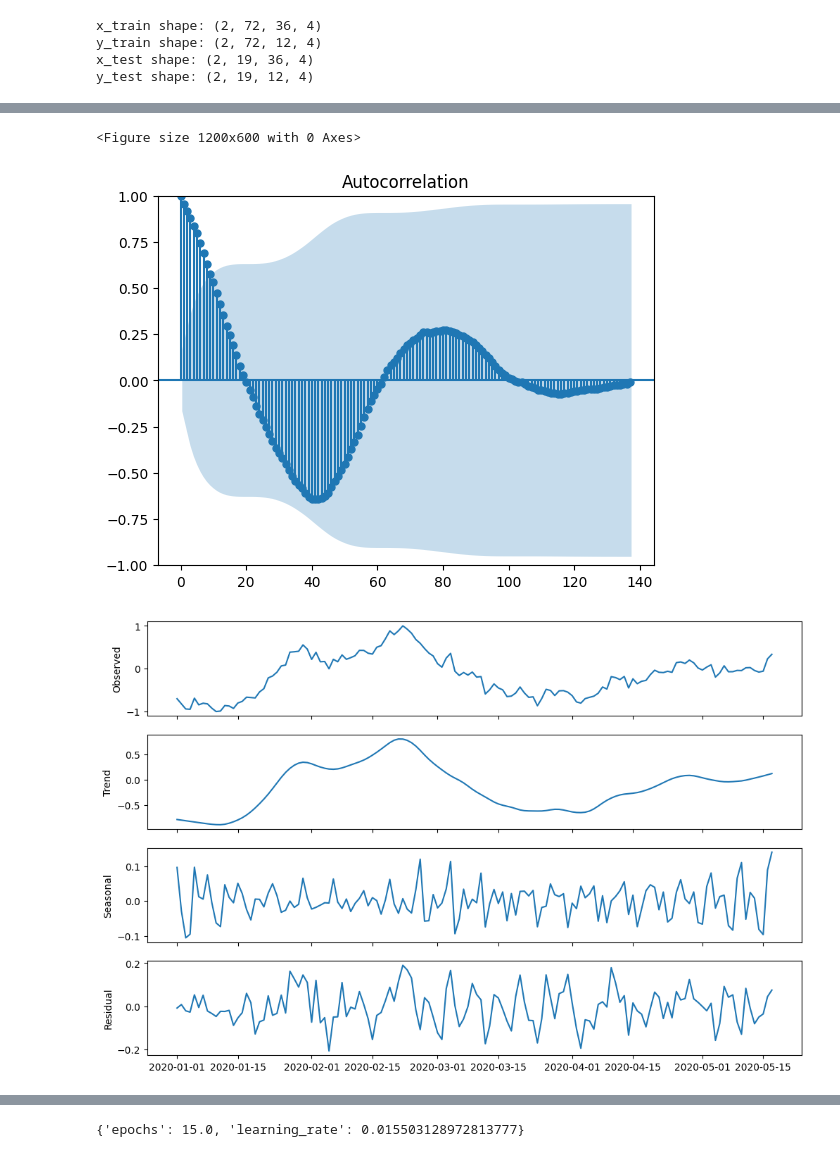
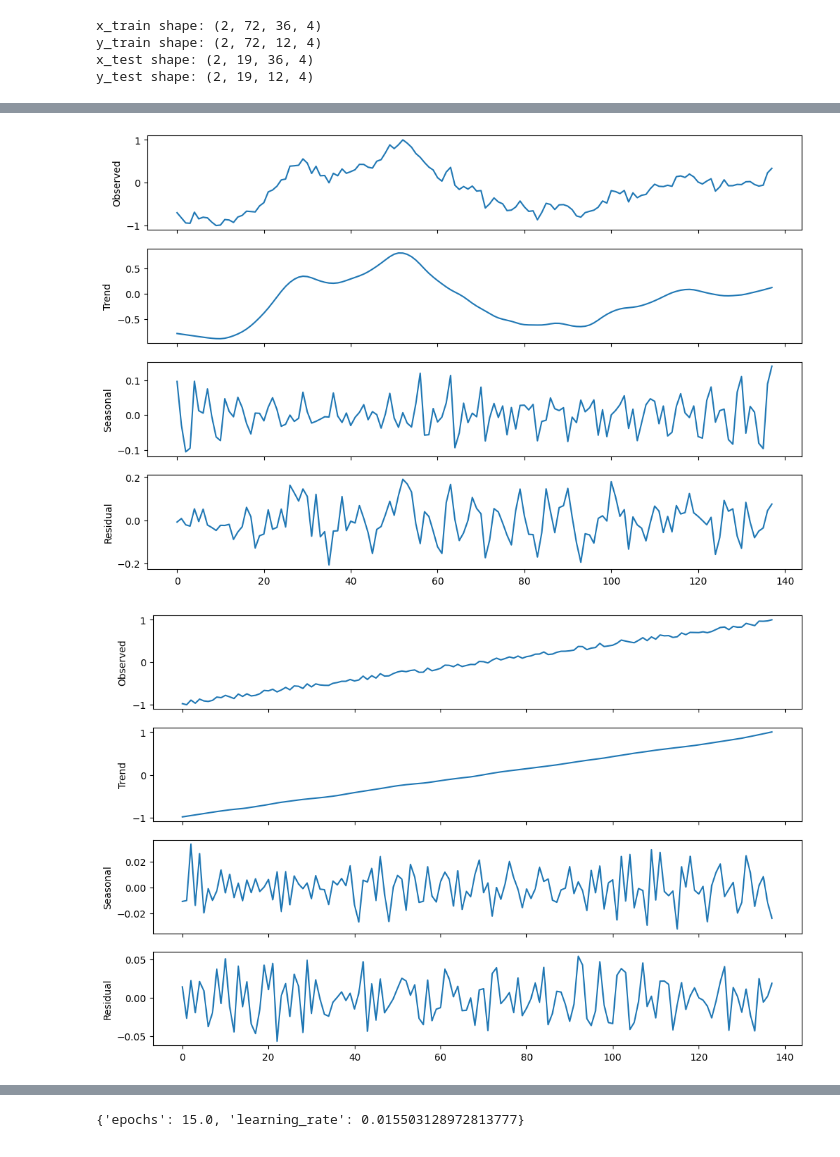
Before and after one commit to EmilioPiotto/times_fw, a Jupyter notebook: dev_decomposition.ipynb, the cells around one changed output, grey strips where cells are left out. Saved outputs shown, nothing was run; the diff lists cells and outputs as text; code cells hidden in the pictures.

Commit message:
multiV and tse data_preproc example running and plotting

```diff
--- a/dev_decomposition.ipynb
+++ b/dev_decomposition.ipynb
@@ -21,11 +21,11 @@ data_2 = data_processor.get_sample_data(length=len(data_1))
 start_date = '2020-01-01'
 end_date = '2020-05-17'
 date_index = pd.date_range(start=start_date, end=end_date, freq='D')[:len(data_2)]
-data_series = pd.Series(data_1, index=date_index)
+data_series_1 = pd.Series(data_1, index=date_index)
 data_series_2 = pd.Series(data_2, index=date_index)
 
 # Assuming we have multiple time series, mix of numpy arrays and pandas series
-time_series_list = [data_1, data_series_2]
+time_series_list = [data_series_1, data_series_2]
 
 # Process multiple time series
 processed_data = data_processor.process_multiple_series(time_series_list)
@@ -104,9 +78,0 @@ data = data_normalized.squeeze()
-# %%
-from statsmodels.graphics.tsaplots import plot_acf
-import matplotlib.pyplot as plt
-plt.figure(figsize=(12, 6))
-plot_acf(data, lags=len(data)-1)
-plt.show()
-# %% [output]
-<Figure size 1200x600 with 0 Axes>
-[figure, removed]
@@ -125,15 +79,31 @@ result = stl.fit()
+# %%
+_proc_data = torch.tensor(processed_data, dtype=torch.float32)
+ts_1 = _proc_data.permute(0,2,1)[0]
+ts_2 = _proc_data.permute(0,2,1)[1]
 # %%
 import matplotlib.pyplot as plt
 # Plotting the components
 fig, (ax1, ax2, ax3, ax4) = plt.subplots(4, 1, figsize=(12, 8), sharex=True)
-ax1.plot(result.observed)
+ax1.plot(ts_1[0])
 ax1.set_ylabel('Observed')
-ax2.plot(result.trend)
+ax2.plot(ts_1[1])
 ax2.set_ylabel('Trend')
-ax3.plot(result.seasonal)
+ax3.plot(ts_1[2])
 ax3.set_ylabel('Seasonal')
-ax4.plot(result.resid)
+ax4.plot(ts_1[3])
 ax4.set_ylabel('Residual')
 plt.show()
+
+fig, (ax1, ax2, ax3, ax4) = plt.subplots(4, 1, figsize=(12, 8), sharex=True)
+ax1.plot(ts_2[0])
+ax1.set_ylabel('Observed')
+ax2.plot(ts_2[1])
+ax2.set_ylabel('Trend')
+ax3.plot(ts_2[2])
+ax3.set_ylabel('Seasonal')
+ax4.plot(ts_2[3])
+ax4.set_ylabel('Residual')
+plt.show()
 # %% [output]
-[figure, old version]
+[figure, new version]
+[figure, added]
```
Also changed, not shown: parts of 9 cells of this notebook, 2 other files.
